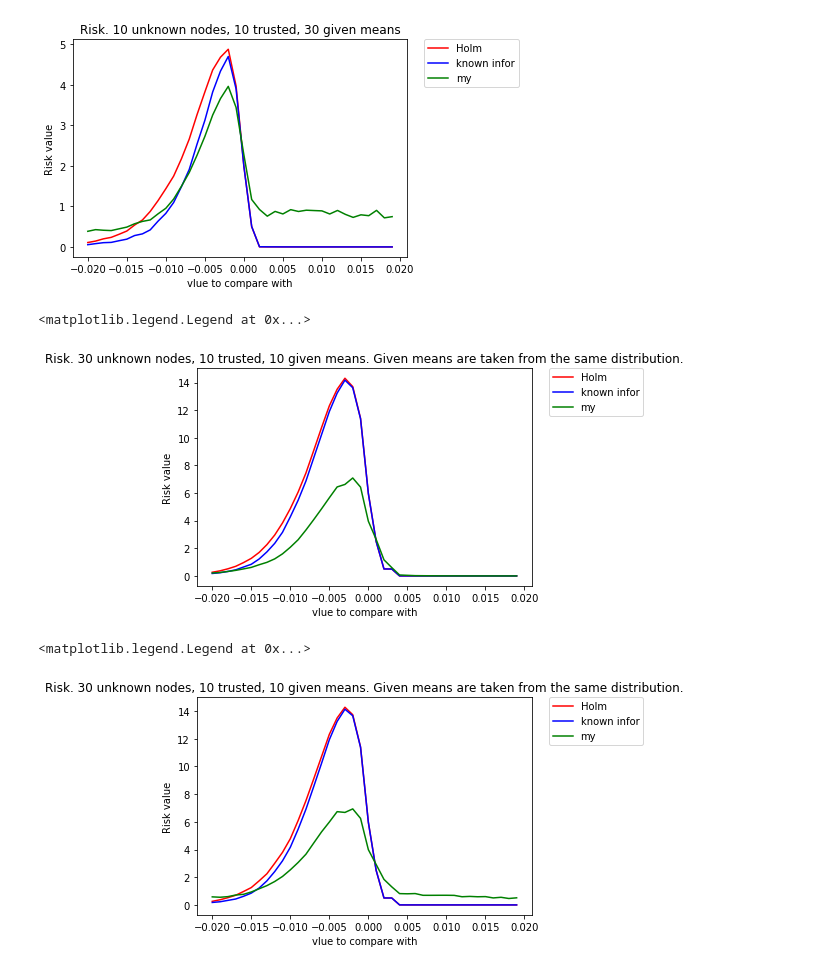
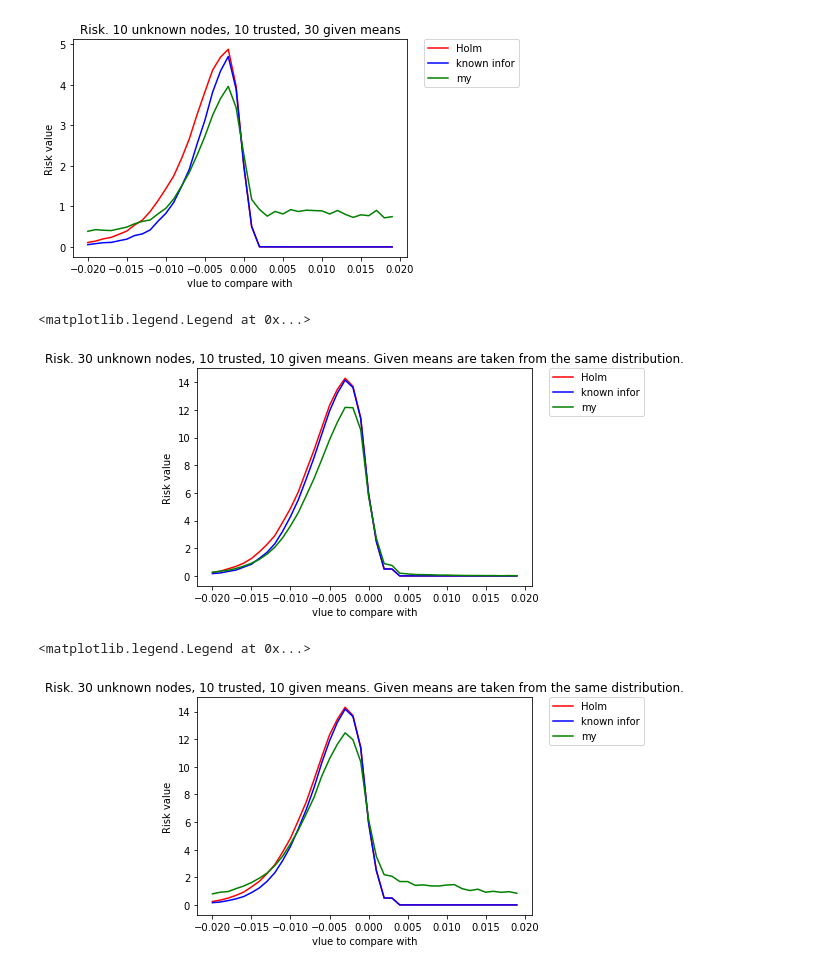
Before and after one commit to Wovchena/priorInfo, a Jupyter notebook: priorInfo.ipynb, the cells around one changed output. Cells and saved outputs as stored; diff of their text form; code cells hidden in the pictures.

```diff
--- a/priorInfo.ipynb
+++ b/priorInfo.ipynb
@@ -343,7 +343,7 @@ for m0 in tqdm(m0s):
 
         givenMeans = np.random.uniform(low=-1, high=1.0, size=50)
 
-        my1, my2 = cmpStruct(trueMask[0:50:3],
+        my1, my2 = cmpStruct(trueMask[0:30],
 my(samplesDF, range(0,30), returns_df.mean(), range(30,40), givenMeans, m0, alpha, alpha, returns_df.cov()))
         mySum+=my1*0.5 + my2*0.5
 
@@ -440,7 +440,7 @@ for m0 in tqdm(m0s):
 
         givenMeans = np.random.multivariate_normal(samplesDF.mean(), samplesDF.cov(), 1)[0]
 
-        my1, my2 = cmpStruct(trueMask[0:50:3],
+        my1, my2 = cmpStruct(trueMask[0:30],
 my(samplesDF, range(0,30), returns_df.mean(), range(30,40), givenMeans, m0, alpha, alpha, returns_df.cov()))
         mySum+=my1*0.5 + my2*0.5
 
@@ -461,7 +461,7 @@ plt.plot(m0s, myRisks, 'g', label = "my")
 plt.legend(bbox_to_anchor=(1.05, 1), loc=2, borderaxespad=0.)
 # %% [output]
 <matplotlib.legend.Legend at 0x...>
-[figure, old version]
+[figure, new version]
 # %%
 n = 1000 # число генераций
 alpha = 0.05
@@ -481,32 +481,32 @@ for m0 in tqdm(m0s):
         samplesDF = pd.DataFrame(samples)
         samplesDF.columns = returns_df.columns
         m1, m2 = cmpStruct(trueMask[0:30], holm(samplesDF, m0, alpha, returns_df.cov())[0:30])
         s1+=m1*0.5
         s2+=m2*0.5
         km1, km2 = cmpStruct(trueMask[0:30], knownInfo(samplesDF.mean(), range(0,30), returns_df.mean(), range(30,40), m0, alpha, returns_df.cov(), len(samplesDF.index)))
         knownMSum+=km1*0.5 + km2*0.5
 
         givenMeans = np.random.multivariate_normal(samplesDF.mean(), samplesDF.cov()*100, 1)[0]
 
-        my1, my2 = cmpStruct(trueMask[0:50:3],
+        my1, my2 = cmpStruct(trueMask[0:30],
 my(samplesDF, range(0,30), returns_df.mean(), range(30,40), givenMeans, m0, alpha, alpha, returns_df.cov()))
         mySum+=my1*0.5 + my2*0.5
 
     s1/=n
     s2/=n
     m1s.append(s1)
     m2s.append(s2)
     risks.append(s1 + s2)
     knownMRisks.append(knownMSum/n)
     myRisks.append(mySum/n)
 
 plt.title('Risk. 30 unknown nodes, 10 trusted, 10 given means. Given means are taken from the same distribution.')
 plt.plot(m0s, risks, 'r', label = "Holm")
 plt.plot(m0s, knownMRisks, 'b', label = "known infor")
 plt.xlabel('vlue to compare with')
 plt.ylabel('Risk value')
 plt.plot(m0s, myRisks, 'g', label = "my")
 plt.legend(bbox_to_anchor=(1.05, 1), loc=2, borderaxespad=0.)
 # %% [output]
 <matplotlib.legend.Legend at 0x...>
-[figure, old version]
+[figure, new version]
```
Also changed, not shown: parts of 2 cells of this notebook.
